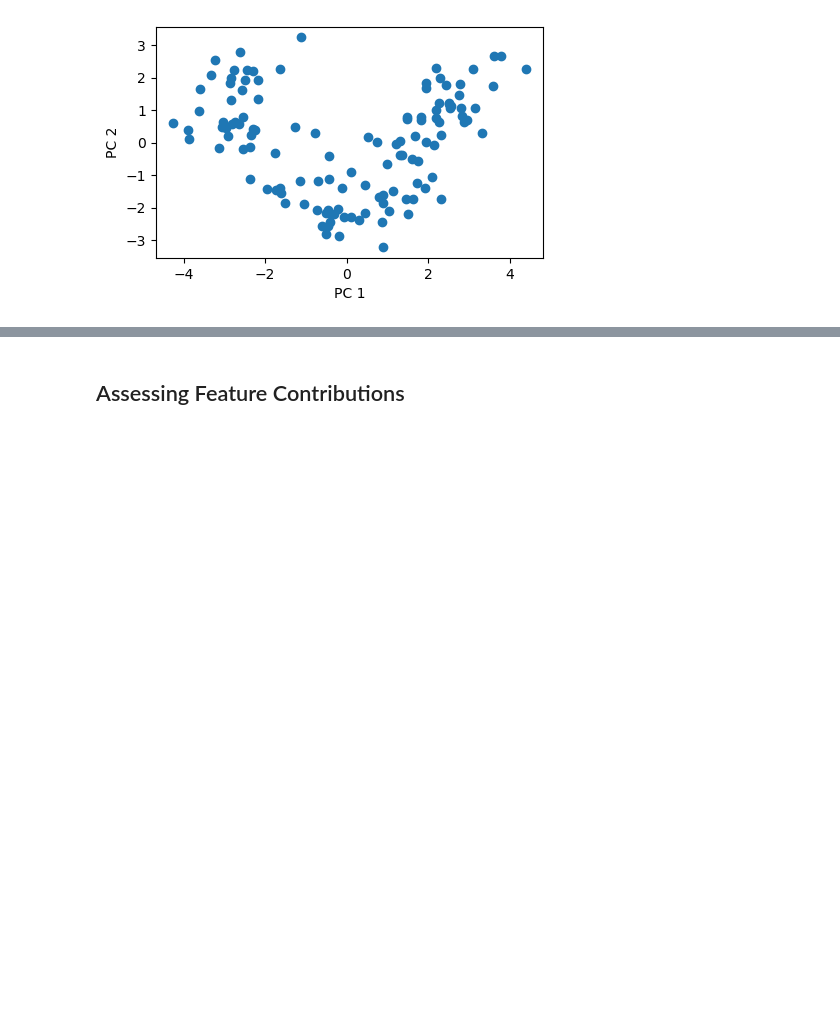
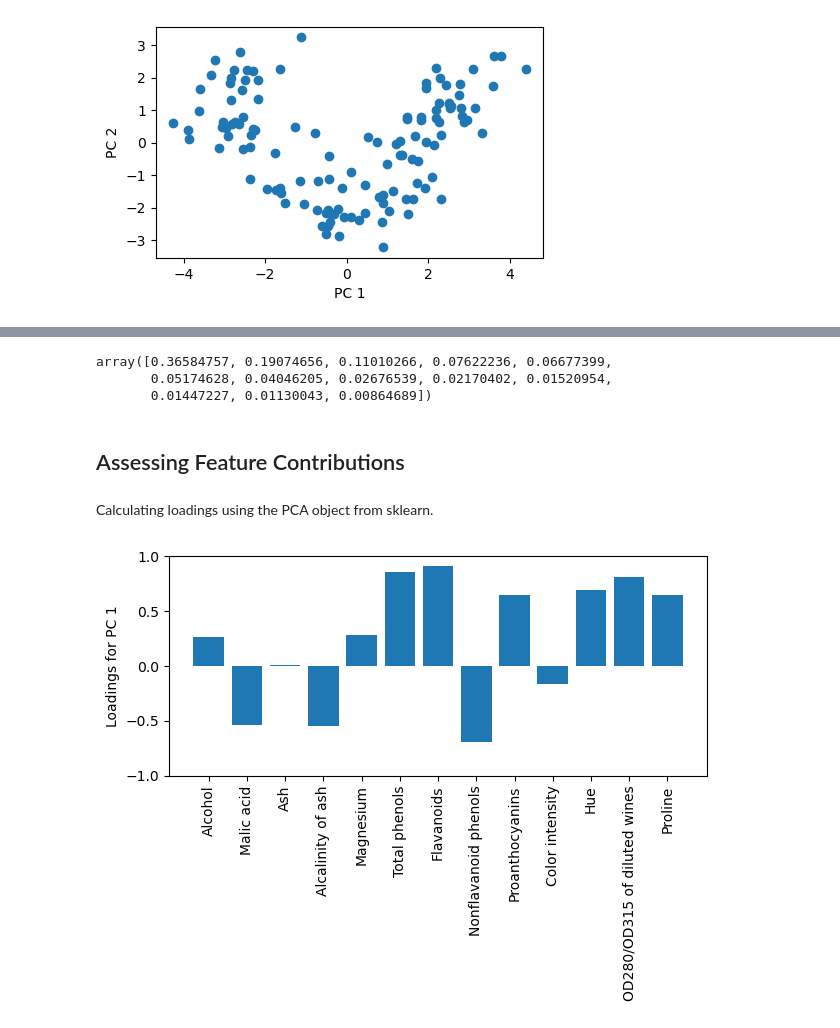
Before and after one commit to Alex-Idachaba/Machine-Learning-Algorithms, a Jupyter notebook: Dimensionality_Reduction.ipynb, the cells around one changed output, grey strips where cells are left out. Cells and saved outputs as stored; diff of their text form; code cells hidden in the pictures; blank space fills up the shorter version.

```diff
--- a/Dimensionality_Reduction.ipynb
+++ b/Dimensionality_Reduction.ipynb
@@ -292,2 +367,29 @@ plt.show()
+# %%
+pca = PCA(n_components=None)
+
+X_train_pca = pca.fit_transform(X_train_std)
+
+pca.explained_variance_ratio_
+# %% [output]
+array([0.36584757, 0.19074656, 0.11010266, 0.07622236, 0.06677399,
+       0.05174628, 0.04046205, 0.02676539, 0.02170402, 0.01520954,
+       0.01447227, 0.01130043, 0.00864689])
 # %% [markdown]
 ## Assessing Feature Contributions
+# %% [markdown]
+Calculating loadings using the PCA object from sklearn.
+# %%
+sklearn_loadings = pca.components_.T * np.sqrt(pca.explained_variance_)
+
+fig, ax = plt.subplots()
+
+ax.bar(range(13), sklearn_loadings[:, 0], align='center')
+ax.set_ylabel('Loadings for PC 1')
+ax.set_xticks(range(13))
+ax.set_xticklabels(df_wine.columns[1:], rotation=90)
+
+plt.ylim([-1, 1])
+plt.tight_layout()
+plt.show()
+# %% [output]
+[figure, added]
```
Also changed, not shown: parts of 10 cells of this notebook.
